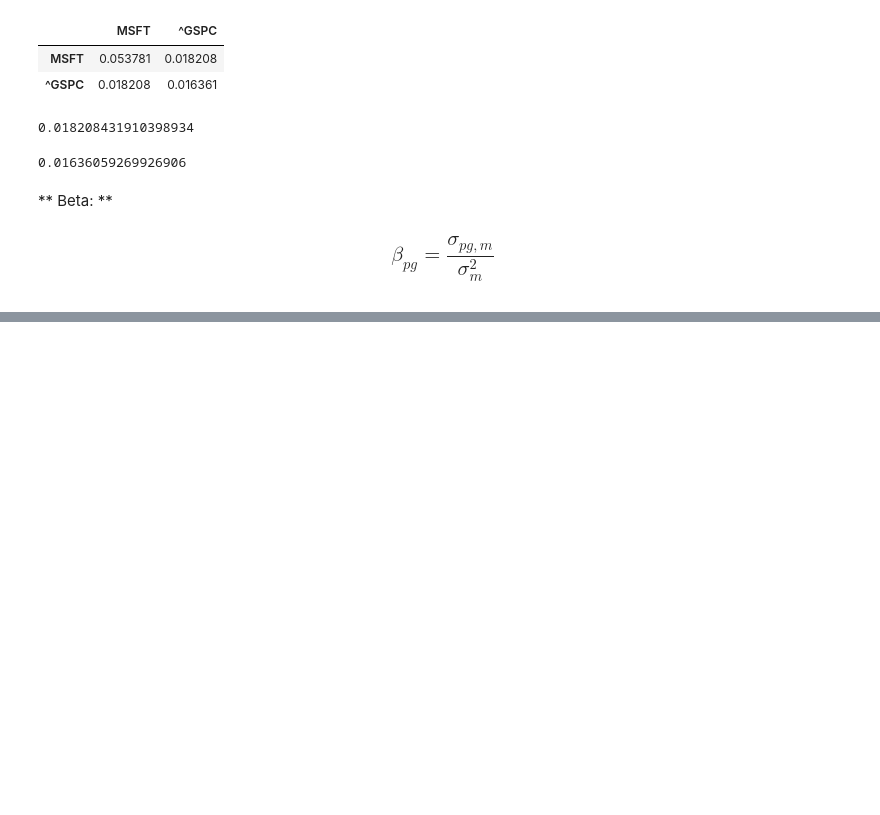
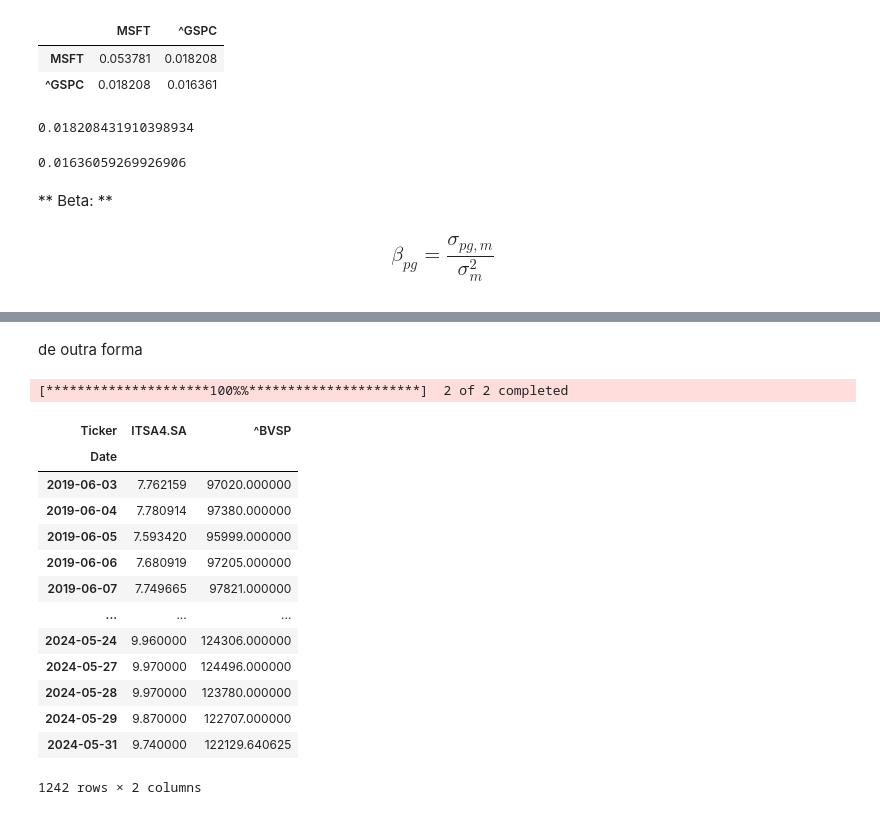
Before and after one commit to RISONALDOMENDES/python-para-financas--investimento-e-analise-de-dados, a Jupyter notebook: 90 Calculating the Beta of a Stock/CSV/Python 3 CSV/Calculating the Beta of a Stock - Exercise_CSV.ipynb, the cells around one changed output, grey strips where cells are left out. Saved outputs shown, nothing was run; the diff lists cells and outputs as text; code cells hidden in the pictures; blank space fills up the shorter version.

```diff
--- a/90 Calculating the Beta of a Stock/CSV/Python 3 CSV/Calculating the Beta of a Stock - Exercise_CSV.ipynb
+++ b/90 Calculating the Beta of a Stock/CSV/Python 3 CSV/Calculating the Beta of a Stock - Exercise_CSV.ipynb
@@ -63,0 +144,2 @@ MSFT_beta
+# %% [markdown]
+de outra forma
@@ -63,0 +151,24 @@ MSFT_beta
+# %%
+ativos = ['ITSA4.SA', '^BVSP']
+data = datetime.now()
+cinco_anos = data - timedelta(days= 1825)
+
+dados_cotacoes = yf.download(tickers= ativos, start= cinco_anos, end= data)['Adj Close'];
+
+dados_cotacoes
+# %% [output]
+[*********************100%%**********************]  2 of 2 completed
+| Ticker | ITSA4.SA | ^BVSP |
+| Date |  |  |
+| 2019-06-03 | 7.762159 | 97020.000000 |
+| 2019-06-04 | 7.780914 | 97380.000000 |
+| 2019-06-05 | 7.593420 | 95999.000000 |
+| 2019-06-06 | 7.680919 | 97205.000000 |
+| 2019-06-07 | 7.749665 | 97821.000000 |
+| ... | ... | ... |
+| 2024-05-24 | 9.960000 | 124306.000000 |
+| 2024-05-27 | 9.970000 | 124496.000000 |
+| 2024-05-28 | 9.970000 | 123780.000000 |
+| 2024-05-29 | 9.870000 | 122707.000000 |
+| 2024-05-31 | 9.740000 | 122129.640625 |
+1242 rows × 2 columns
```
Also changed, not shown: parts of 19 cells of this notebook, 1 other file.
